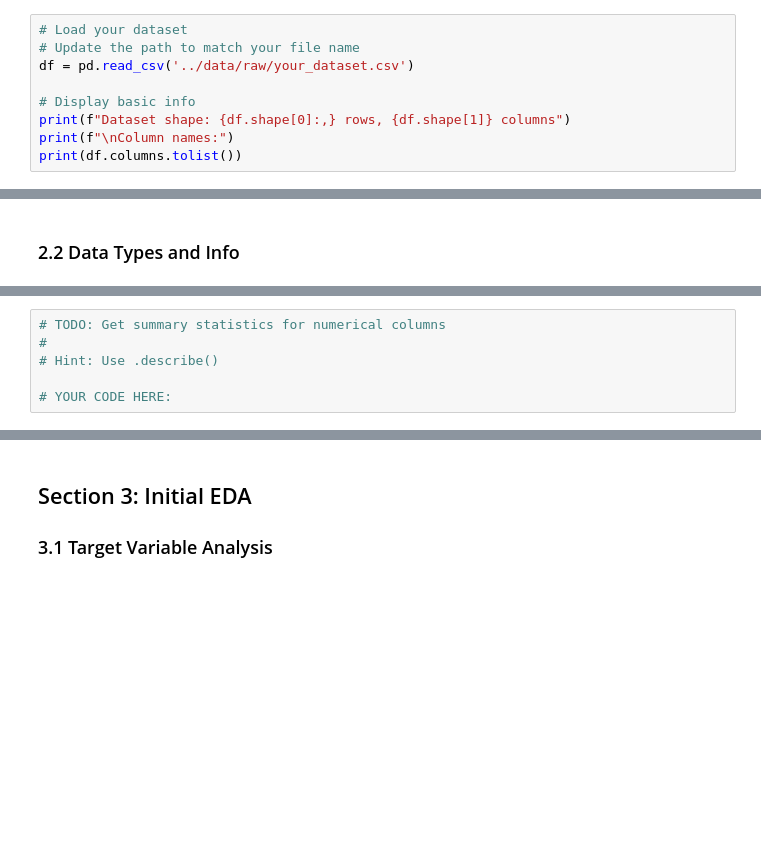
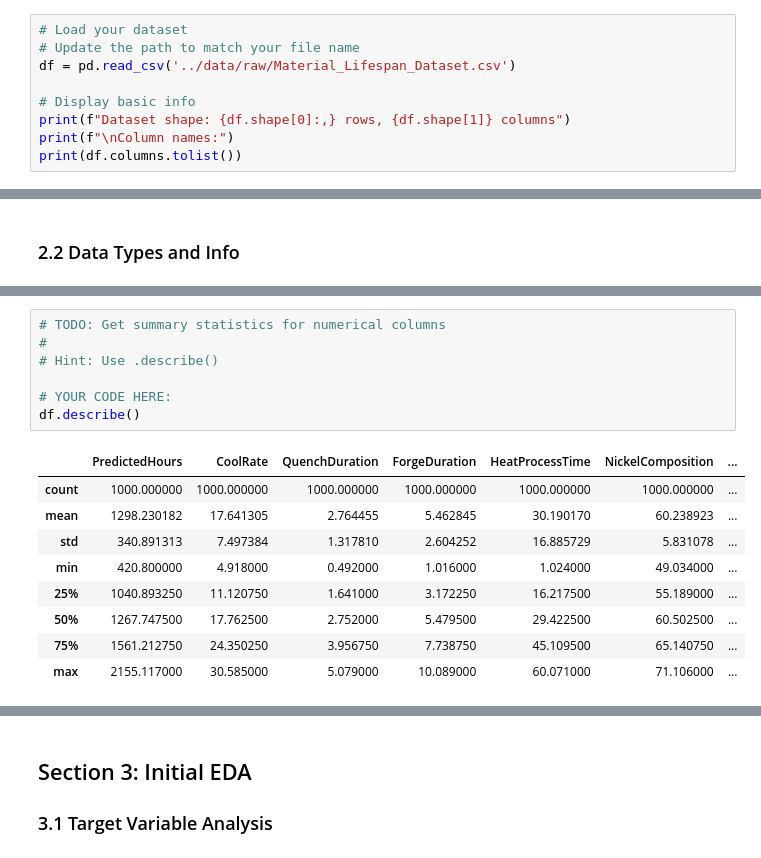
Before and after one commit to Jfrankgoff/individual-capstone-Jfrankgoff, a Jupyter notebook: notebooks/01_problem_statement_and_eda.ipynb, the cells around one changed output, grey strips where cells are left out. Drawn from its saved outputs; the diff is of its cells as text; blank space fills up the shorter version.

```diff
--- a/notebooks/01_problem_statement_and_eda.ipynb
+++ b/notebooks/01_problem_statement_and_eda.ipynb
@@ -108,7 +108,7 @@ There are several people that would care about this prediction - Plant Managers,
 # %%
 # Load your dataset
 # Update the path to match your file name
-df = pd.read_csv('../data/raw/your_dataset.csv')
+df = pd.read_csv('../data/raw/Material_Lifespan_Dataset.csv')
 
 # Display basic info
 print(f"Dataset shape: {df.shape[0]:,} rows, {df.shape[1]} columns")
@@ -137,9 +177,20 @@ print(df.columns.tolist())
 # %%
 # TODO: Get summary statistics for numerical columns
 #
 # Hint: Use .describe()
 
 # YOUR CODE HERE:
+df.describe()
+# %% [output]
+|  | PredictedHours | CoolRate | QuenchDuration | ForgeDuration | HeatProcessTime | NickelComposition | ... |
+| count | 1000.000000 | 1000.000000 | 1000.000000 | 1000.000000 | 1000.000000 | 1000.000000 | ... |
+| mean | 1298.230182 | 17.641305 | 2.764455 | 5.462845 | 30.190170 | 60.238923 | ... |
+| std | 340.891313 | 7.497384 | 1.317810 | 2.604252 | 16.885729 | 5.831078 | ... |
+| min | 420.800000 | 4.918000 | 0.492000 | 1.016000 | 1.024000 | 49.034000 | ... |
+| 25% | 1040.893250 | 11.120750 | 1.641000 | 3.172250 | 16.217500 | 55.189000 | ... |
+| 50% | 1267.747500 | 17.762500 | 2.752000 | 5.479500 | 29.422500 | 60.502500 | ... |
+| 75% | 1561.212750 | 24.350250 | 3.956750 | 7.738750 | 45.109500 | 65.140750 | ... |
+| max | 2155.117000 | 30.585000 | 5.079000 | 10.089000 | 60.071000 | 71.106000 | ... |
 # %%
 # TODO: Get summary statistics for categorical columns
 #
```
Also changed, not shown: parts of 8 cells of this notebook.
